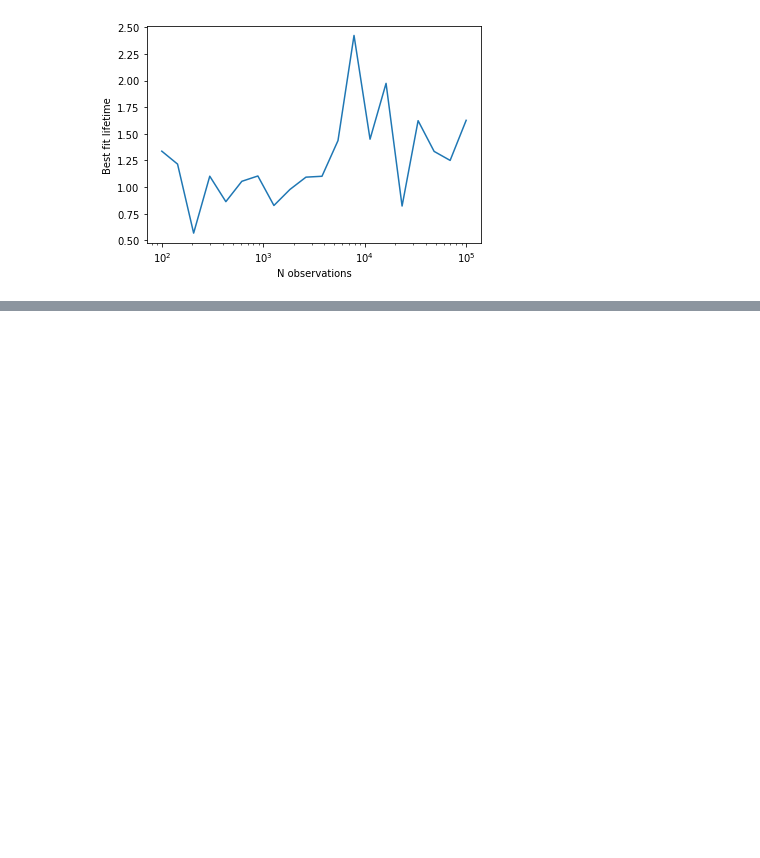
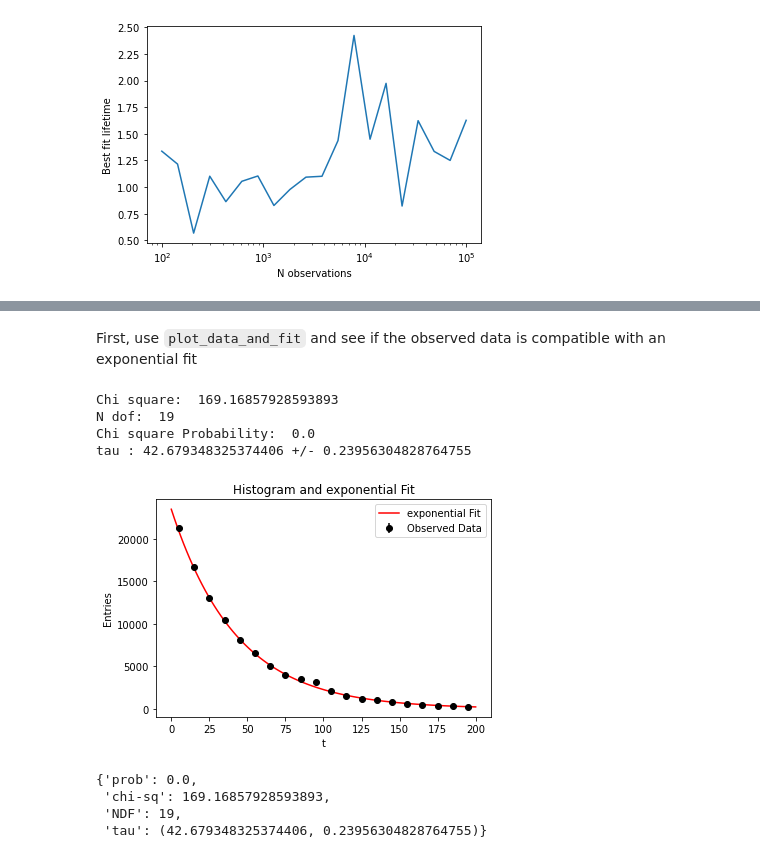
Before and after one commit to kmnelson/michigan-math-science-scolars, a Jupyter notebook: notebooks/DataAnalysisSolutions.ipynb, the cells around one changed output, grey strips where cells are left out. Saved outputs shown, nothing was run; the diff lists cells and outputs as text; code cells hidden in the pictures; blank space fills up the shorter version.

Commit message:
Final touches on Schrodinger simulation and add challenge problem to data analysis

```diff
--- a/notebooks/DataAnalysisSolutions.ipynb
+++ b/notebooks/DataAnalysisSolutions.ipynb
@@ -111,7 +111,7 @@ def plot_data_and_fit(observed_data, num_bins=10, function=gaussian, guess=[], d
     x_axis_name   = inspect.getfullargspec(function).args[0]
     callable_args = inspect.getfullargspec(function).args[1:]
     callable_name = [i for i, j in globals().items() if j is function][0]
-    if isinstance(guess, float):
+    if isinstance(guess, float) or isinstance(guess, int):
         guess = [guess]
     if len(guess) != len(callable_args):
         guess = [1.0]*len(callable_args) # list concatenation!
@@ -129,6 +129,10 @@ def plot_data_and_fit(observed_data, num_bins=10, function=gaussian, guess=[], d
 
     # minimize the chi square test statistic.  Get the best fit parameters.
     optimizedResult = opt.minimize(test_statistic, x0=guess)
+
+    if not optimizedResult.success:
+        print(optimizedResult.message)
+
     optimizedParameters = optimizedResult.x
 
     # use the hessian matrix and residual error to estimate the error bars on the best fit parameters.
@@ -329,0 +348,20 @@ Text(0, 0.5, 'Best fit lifetime')
+# %%
+# run this code block without modification
+import cloudpickle as cp
+from urllib.request import urlopen
+mystery_data = cp.load(urlopen("https://kenelson.web.cern.ch/kenelson/teaching/mystery_data.pkl"))
+mystery_data = mystery_data[np.where(mystery_data<200)]
+# %% [markdown]
+First, use `plot_data_and_fit` and see if the observed data is compatible with an exponential fit
+# %%
+plot_data_and_fit(mystery_data, num_bins=20, function=exponential, guess=50)
+# %% [output]
+Chi square:  169.16857928593893
+N dof:  19
+Chi square Probability:  0.0
+tau : 42.679348325374406 +/- 0.23956304828764755
+[figure, added]
+{'prob': 0.0,
+ 'chi-sq': 169.16857928593893,
+ 'NDF': 19,
+ 'tau': (42.679348325374406, 0.23956304828764755)}
```
Also changed, not shown: parts of 8 cells of this notebook, 3 other files.
